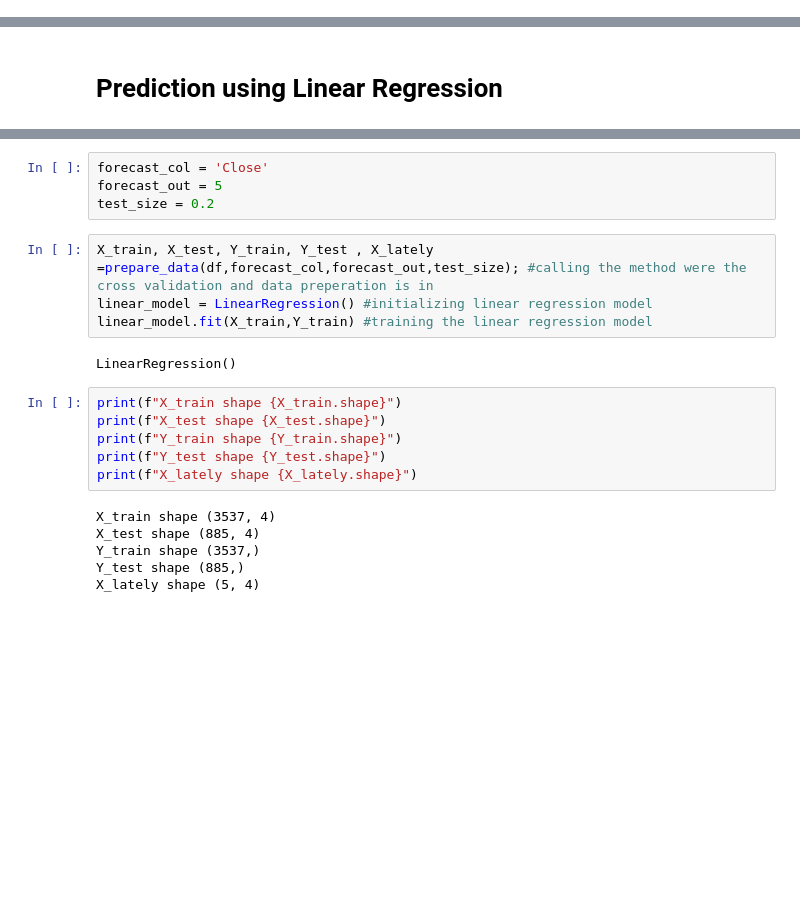
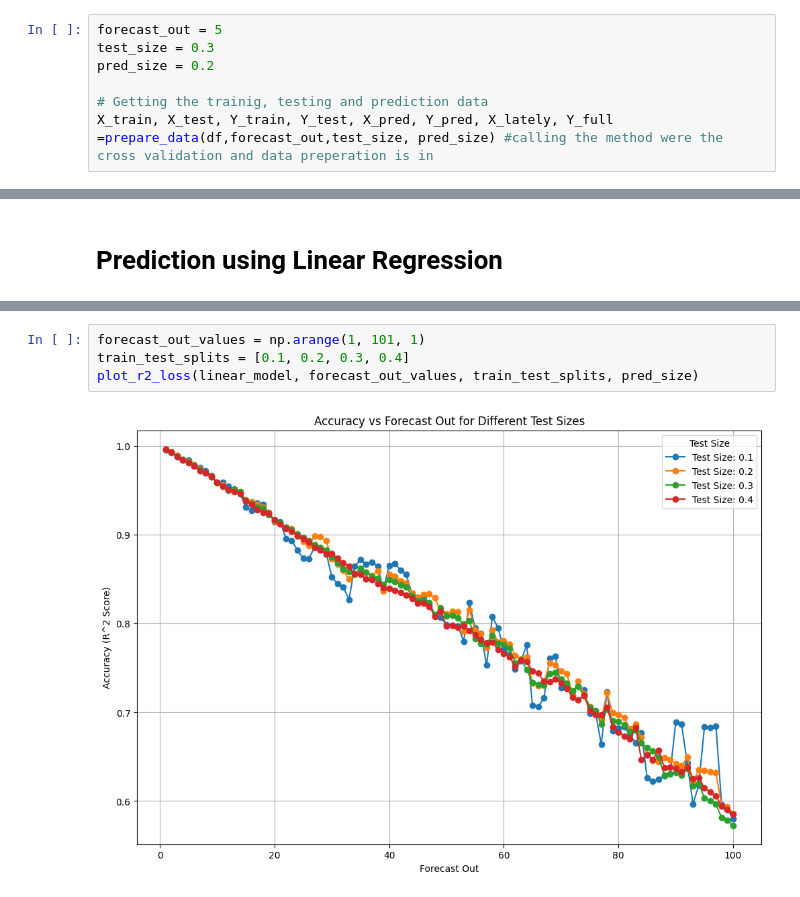
Before and after one commit to hardaatbaath/BITS_F464_ML_Project, a Jupyter notebook: Stock_Market_Prediction_using_ML.ipynb, the cells around one changed output, grey strips where cells are left out. Drawn from its saved outputs; the diff is of its cells as text; blank space fills up the shorter version.

Commit message:
Analysis of various ML models

```diff
--- a/Stock_Market_Prediction_using_ML.ipynb
+++ b/Stock_Market_Prediction_using_ML.ipynb
@@ -18,0 +248,7 @@ from sklearn.linear_model import LinearRegression
+# %%
+forecast_out = 5
+test_size = 0.3
+pred_size = 0.2
+
+# Getting the trainig, testing and prediction data
+X_train, X_test, Y_train, Y_test, X_pred, Y_pred, X_lately, Y_full =prepare_data(df,forecast_out,test_size, pred_size) #calling the method were the cross validation and data preperation is in
@@ -75,22 +284,6 @@ df
-# %%
-forecast_col = 'Close'
-forecast_out = 5
-test_size = 0.2
-# %%
-X_train, X_test, Y_train, Y_test , X_lately =prepare_data(df,forecast_col,forecast_out,test_size); #calling the method were the cross validation and data preperation is in
-linear_model = LinearRegression() #initializing linear regression model
-linear_model.fit(X_train,Y_train) #training the linear regression model
-# %% [output]
-LinearRegression()
-# %%
-print(f"X_train shape {X_train.shape}")
-print(f"X_test shape {X_test.shape}")
-print(f"Y_train shape {Y_train.shape}")
-print(f"Y_test shape {Y_test.shape}")
-print(f"X_lately shape {X_lately.shape}")
-# %% [output]
-X_train shape (3537, 4)
-X_test shape (885, 4)
-Y_train shape (3537,)
-Y_test shape (885,)
-X_lately shape (5, 4)
+# %%
+forecast_out_values = np.arange(1, 101, 1)
+train_test_splits = [0.1, 0.2, 0.3, 0.4]
+plot_r2_loss(linear_model, forecast_out_values, train_test_splits, pred_size)
+# %% [output]
+[figure, added]
```
Also changed, not shown: parts of 46 cells of this notebook.
